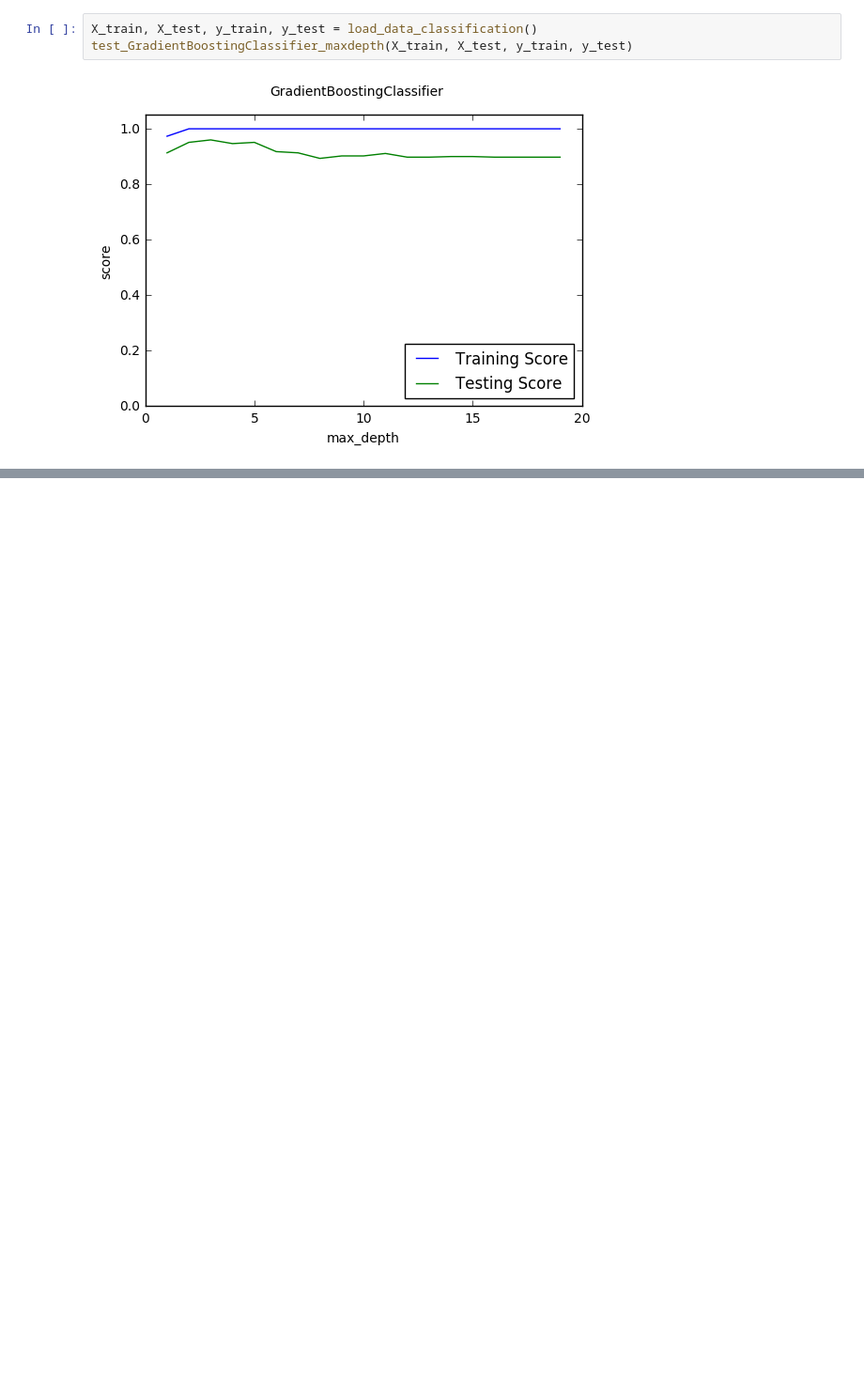
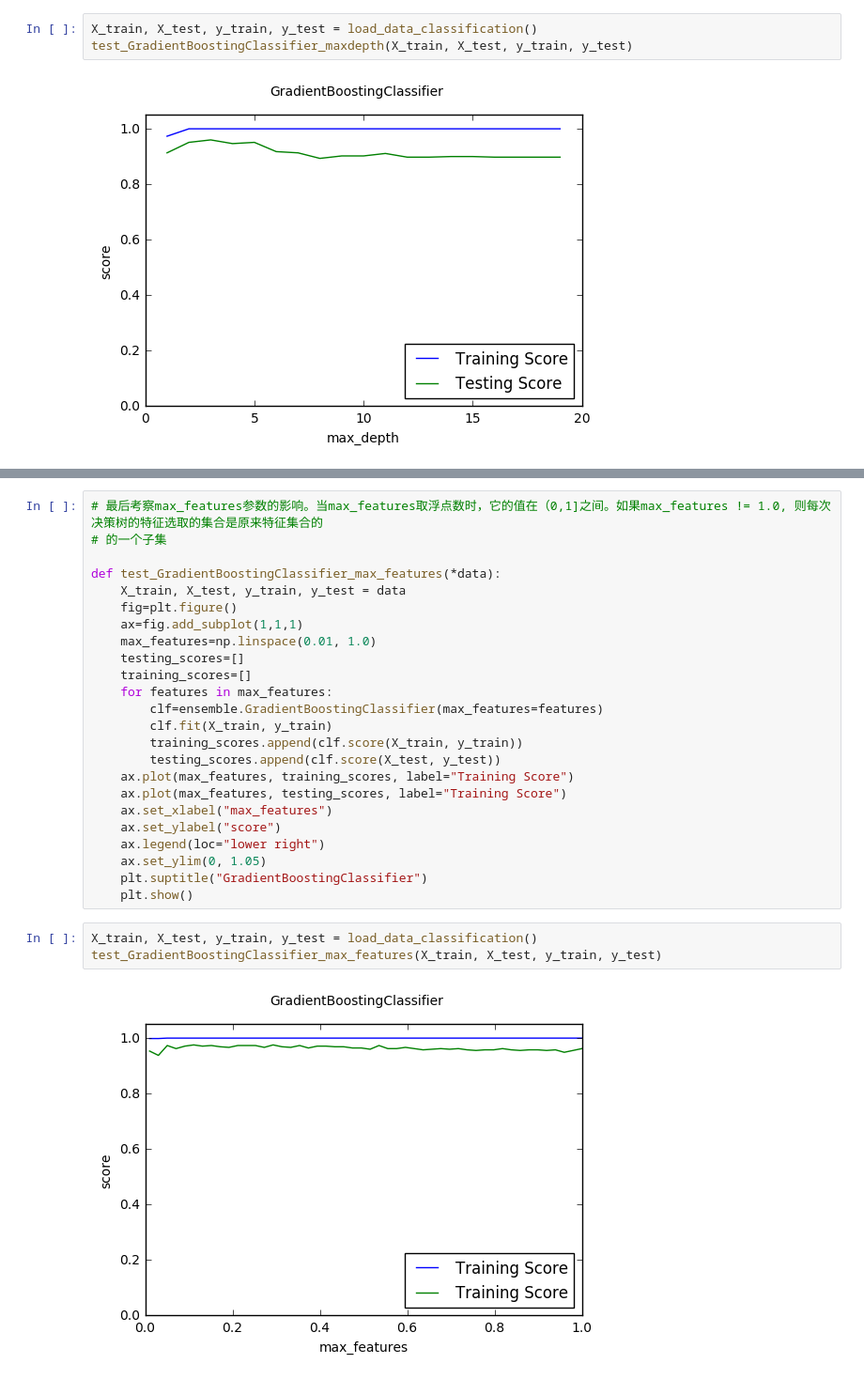
Before and after one commit to probao/Machine_Learning_Basis, a Jupyter notebook: Python-Machine Learning.ipynb, the cells around one changed output, grey strips where cells are left out. Shown at 94% size. Cells and saved outputs as stored; diff of their text form; blank space fills up the shorter version.

```diff
--- a/Python-Machine Learning.ipynb
+++ b/Python-Machine Learning.ipynb
@@ -2903,0 +2956,29 @@ test_GradientBoostingClassifier_maxdepth(X_train, X_test, y_train, y_test)
+# %%
+# 最后考察max_features参数的影响。当max_features取浮点数时，它的值在（0,1]之间。如果max_features != 1.0, 则每次决策树的特征选取的集合是原来特征集合的
+# 的一个子集
+
+def test_GradientBoostingClassifier_max_features(*data):
+    X_train, X_test, y_train, y_test = data
+    fig=plt.figure()
+    ax=fig.add_subplot(1,1,1)
+    max_features=np.linspace(0.01, 1.0)
+    testing_scores=[]
+    training_scores=[]
+    for features in max_features:
+        clf=ensemble.GradientBoostingClassifier(max_features=features)
+        clf.fit(X_train, y_train)
+        training_scores.append(clf.score(X_train, y_train))
+        testing_scores.append(clf.score(X_test, y_test))
+    ax.plot(max_features, training_scores, label="Training Score")
+    ax.plot(max_features, testing_scores, label="Training Score")
+    ax.set_xlabel("max_features")
+    ax.set_ylabel("score")
+    ax.legend(loc="lower right")
+    ax.set_ylim(0, 1.05)
+    plt.suptitle("GradientBoostingClassifier")
+    plt.show()
+# %%
+X_train, X_test, y_train, y_test = load_data_classification()
+test_GradientBoostingClassifier_max_features(X_train, X_test, y_train, y_test)
+# %% [output]
+[figure, added]
```
Also changed, not shown: parts of 10 cells of this notebook.
